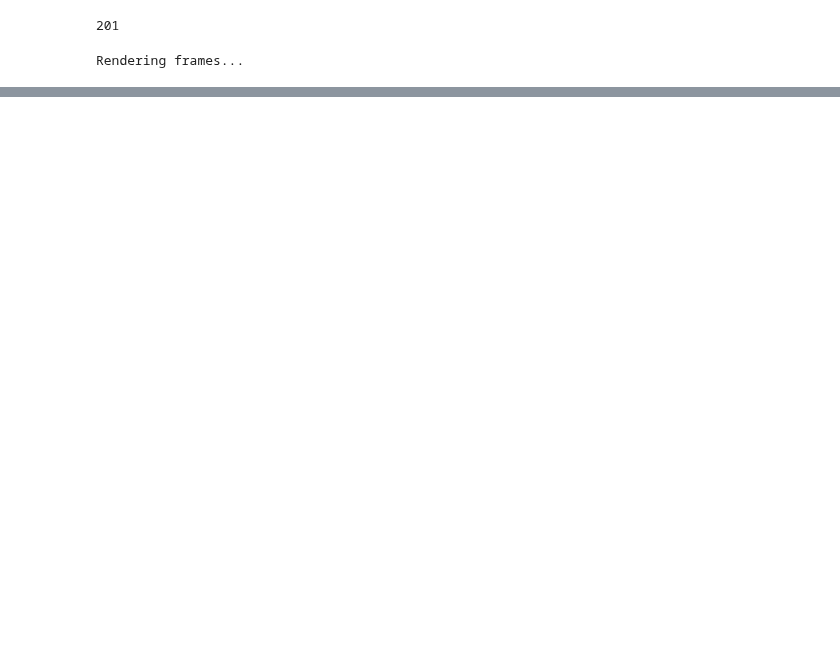
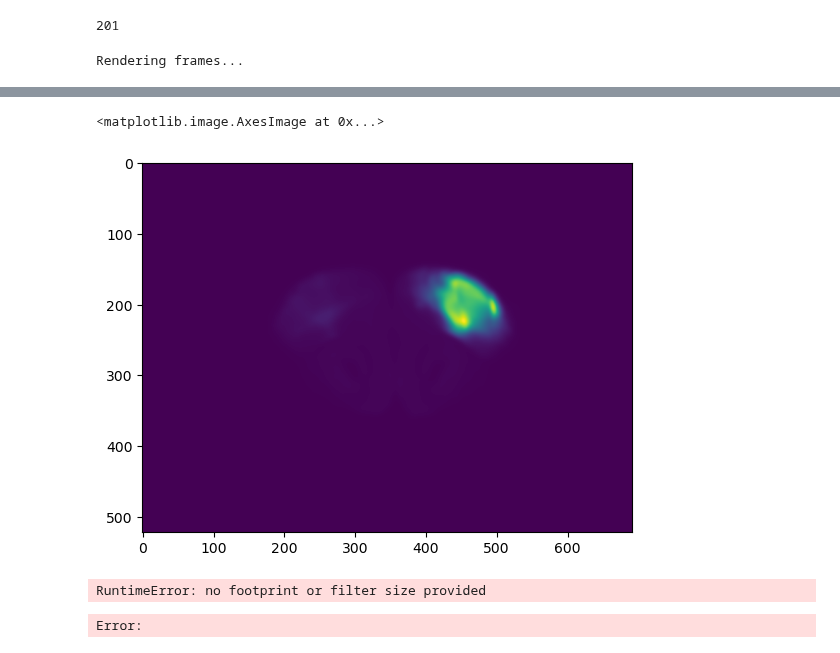
Before and after one commit to eisko/STP_analysis, a Jupyter notebook: replicates.ipynb, the cells around one changed output, grey strips where cells are left out. Saved outputs shown, nothing was run; the diff lists cells and outputs as text; code cells hidden in the pictures; blank space fills up the shorter version.

```diff
--- a/replicates.ipynb
+++ b/replicates.ipynb
@@ -107,0 +119,13 @@ viewer.dims.set_point(0, 1000)
+# %%
+plt.imshow(images_blur[0][25])
+# %% [output]
+<matplotlib.image.AxesImage at 0x...>
+[figure, added]
+# %%
+from scipy.ndimage import median_filter # for applying gaussian filter for density plots
+
+images_med = [median_filter(im) for im in images]
+plt.show(images_med[0][25])
+# %% [output]
+RuntimeError: no footprint or filter size provided
+Error:
```
Also changed, not shown: parts of 6 cells of this notebook, 2 other files.
